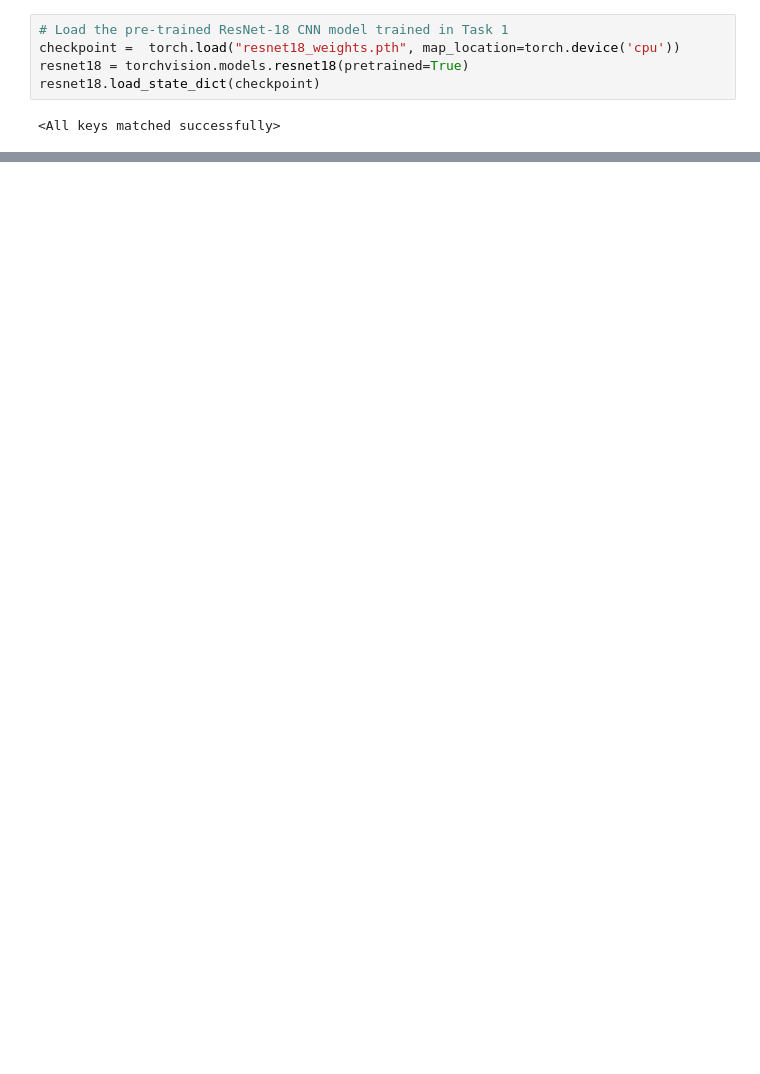
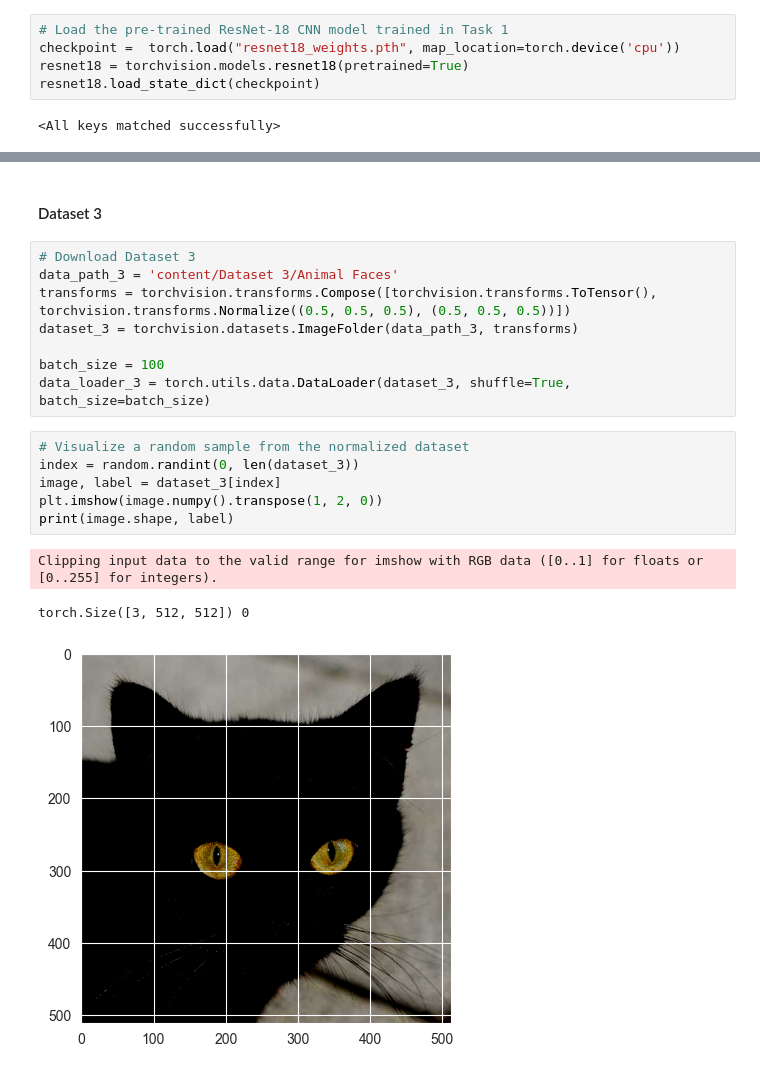
Before and after one commit to mkandaleft/COMP432-GroupM, a Jupyter notebook: Comp432.ipynb, the cells around one changed output, grey strips where cells are left out. Drawn from its saved outputs; the diff is of its cells as text; blank space fills up the shorter version.

```diff
--- a/Comp432.ipynb
+++ b/Comp432.ipynb
@@ -318,0 +319,20 @@ NameError: name 'class_labels' is not defined
+# %% [markdown]
+#### Dataset 3
+# %%
+# Download Dataset 3
+data_path_3 = 'content/Dataset 3/Animal Faces'
+transforms = torchvision.transforms.Compose([torchvision.transforms.ToTensor(), torchvision.transforms.Normalize((0.5, 0.5, 0.5), (0.5, 0.5, 0.5))])
+dataset_3 = torchvision.datasets.ImageFolder(data_path_3, transforms)
+
+batch_size = 100
+data_loader_3 = torch.utils.data.DataLoader(dataset_3, shuffle=True, batch_size=batch_size)
+# %%
+# Visualize a random sample from the normalized dataset
+index = random.randint(0, len(dataset_3))
+image, label = dataset_3[index]
+plt.imshow(image.numpy().transpose(1, 2, 0))
+print(image.shape, label)
+# %% [output]
+Clipping input data to the valid range for imshow with RGB data ([0..1] for floats or [0..255] for integers).
+torch.Size([3, 512, 512]) 0
+[figure, added]
```
Also changed, not shown: parts of 4 cells of this notebook.
